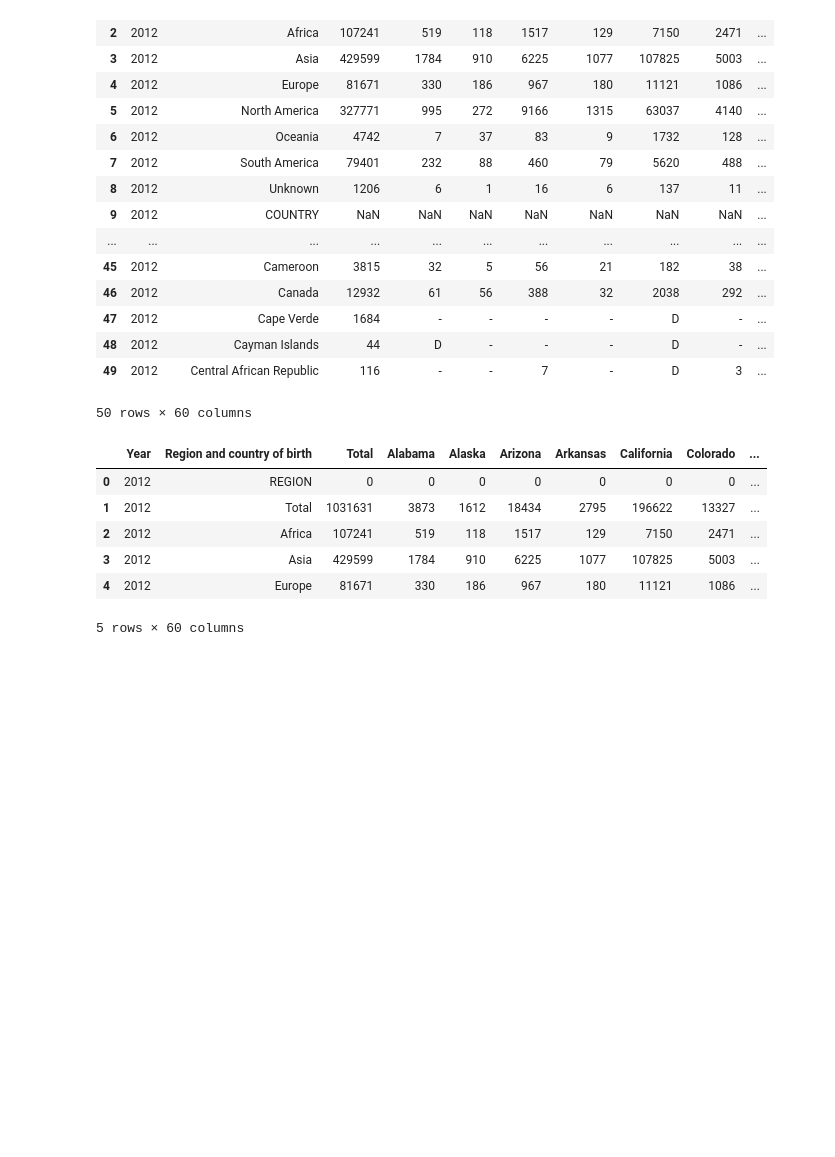
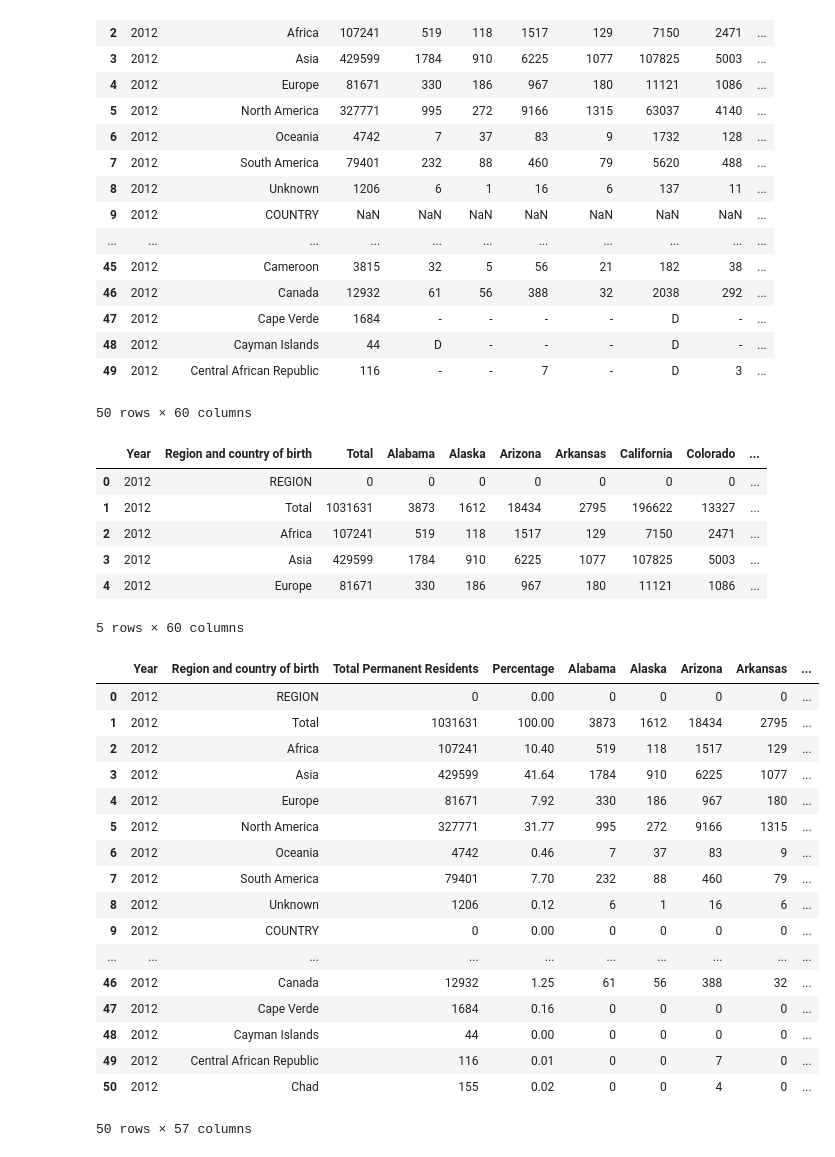
Before and after one commit to ehsanshahrabi/project4-us-immigration, a Jupyter notebook: immigration_Data_and_data_delivery_ETL.ipynb, the cells around one changed output. Cells and saved outputs as stored; diff of their text form; code cells hidden in the pictures; blank space fills up the shorter version.

```diff
--- a/immigration_Data_and_data_delivery_ETL.ipynb
+++ b/immigration_Data_and_data_delivery_ETL.ipynb
@@ -16,25 +17,24 @@ sample.head()
 | 4 | Europe | 81671 | 330 | 186 | 967 | 180 | 11121 | 1086 | 1952 | ... |
 5 rows × 57 columns
 # %%
-# File names
 files = ['2012_immsuptable1d.xls', '2013_immsuptable1d.xls', '2014_immsuptable1d.xls',
          '2015_immsuptable1d.xls', '2016_immsuptable1d.xls', '2017_immsuptable1d.xlsx',
          '2018_immsuptable1d.xlsx', '2019_immsuptable1d.xlsx', '2020_immsuptable1d.xlsx',
          '2021_immsuptable1d.xlsx']
 
-# Initialize an empty DataFrame to store the data
+# Initialize DataFrame to store immigration data across all years
 immigration_df = pd.DataFrame(columns=['Year'])
 
-# Loop through each file and read it into a DataFrame
-for file_name in files:
-    df = pd.read_excel(file_name)
+# Iterate over the files
+for file in files:
+    # Load file into DataFrame
+    df = pd.read_excel('Resources/' + file)
 
-    # Extract the year from the file name
-    year = int(file_name[:4])
-
-    # Add the year as a new column to the DataFrame
+    # Extract year from filename and add it as a column
+    year = int(file[:4])
     df.insert(0, 'Year', year)
 
+    # Concatenate this DataFrame with the master DataFrame
     immigration_df = pd.concat([immigration_df, df], ignore_index=True)
 
 # Display the first 50 rows of the DataFrame
@@ -79,0 +89,37 @@ immigration_df = immigration_df.drop(['U.S. Armed Services Posts', 'U.S. Territo
+# %%
+# Get unique years from the 'Year' column in immigration_df DataFrame
+years = immigration_df['Year'].unique()
+
+for year in years:
+    # Calculate total permanent residents for the given year
+    total_residents = immigration_df.loc[(immigration_df['Region and country of birth'].str.contains('Total')) &
+                                         (immigration_df['Year'] == year), 'Total Permanent Residents'].values
+
+    # Calculate the percentage of residents per region/country with respect to the total for the given year, and store it in the 'Percentage' column
+    immigration_df.loc[immigration_df['Year'] == year, 'Percentage'] = \
+        (immigration_df.loc[immigration_df['Year'] == year, 'Total Permanent Residents'] / total_residents) * 100
+
+    # Round the 'Percentage' values to two decimal places for the given year
+    immigration_df.loc[immigration_df['Year'] == year, 'Percentage'] = \
+        immigration_df.loc[immigration_df['Year'] == year, 'Percentage'].round(2)
+
+immigration_df.head(50)
+# %% [output]
+|  | Year | Region and country of birth | Total Permanent Residents | Percentage | Alabama | Alaska | Arizona | Arkansas | ... |
+| 0 | 2012 | REGION | 0 | 0.00 | 0 | 0 | 0 | 0 | ... |
+| 1 | 2012 | Total | 1031631 | 100.00 | 3873 | 1612 | 18434 | 2795 | ... |
+| 2 | 2012 | Africa | 107241 | 10.40 | 519 | 118 | 1517 | 129 | ... |
+| 3 | 2012 | Asia | 429599 | 41.64 | 1784 | 910 | 6225 | 1077 | ... |
+| 4 | 2012 | Europe | 81671 | 7.92 | 330 | 186 | 967 | 180 | ... |
+| 5 | 2012 | North America | 327771 | 31.77 | 995 | 272 | 9166 | 1315 | ... |
+| 6 | 2012 | Oceania | 4742 | 0.46 | 7 | 37 | 83 | 9 | ... |
+| 7 | 2012 | South America | 79401 | 7.70 | 232 | 88 | 460 | 79 | ... |
+| 8 | 2012 | Unknown | 1206 | 0.12 | 6 | 1 | 16 | 6 | ... |
+| 9 | 2012 | COUNTRY | 0 | 0.00 | 0 | 0 | 0 | 0 | ... |
+| ... | ... | ... | ... | ... | ... | ... | ... | ... | ... |
+| 46 | 2012 | Canada | 12932 | 1.25 | 61 | 56 | 388 | 32 | ... |
+| 47 | 2012 | Cape Verde | 1684 | 0.16 | 0 | 0 | 0 | 0 | ... |
+| 48 | 2012 | Cayman Islands | 44 | 0.00 | 0 | 0 | 0 | 0 | ... |
+| 49 | 2012 | Central African Republic | 116 | 0.01 | 0 | 0 | 7 | 0 | ... |
+| 50 | 2012 | Chad | 155 | 0.02 | 0 | 0 | 4 | 0 | ... |
+50 rows × 57 columns
```
Also changed, not shown: parts of 14 cells of this notebook, 12 other files.
